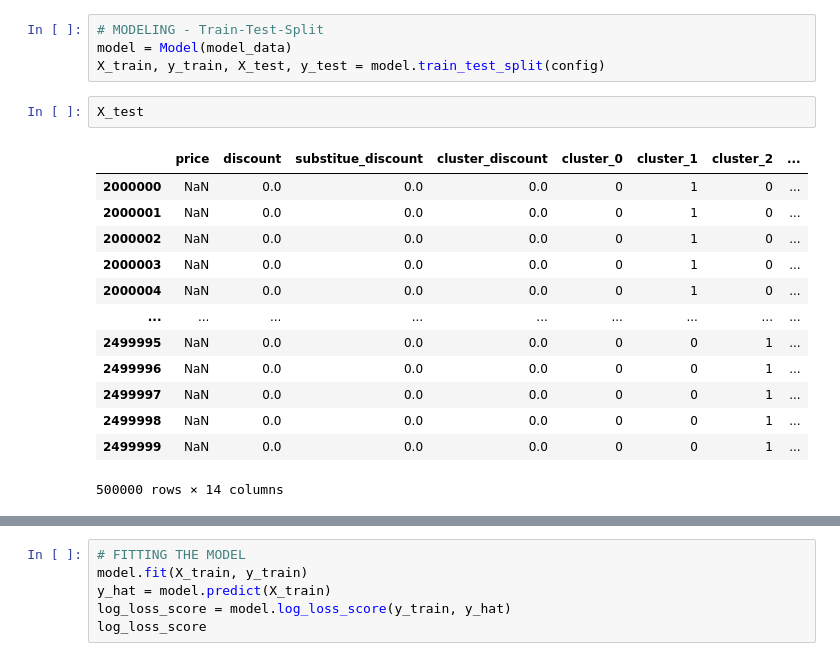
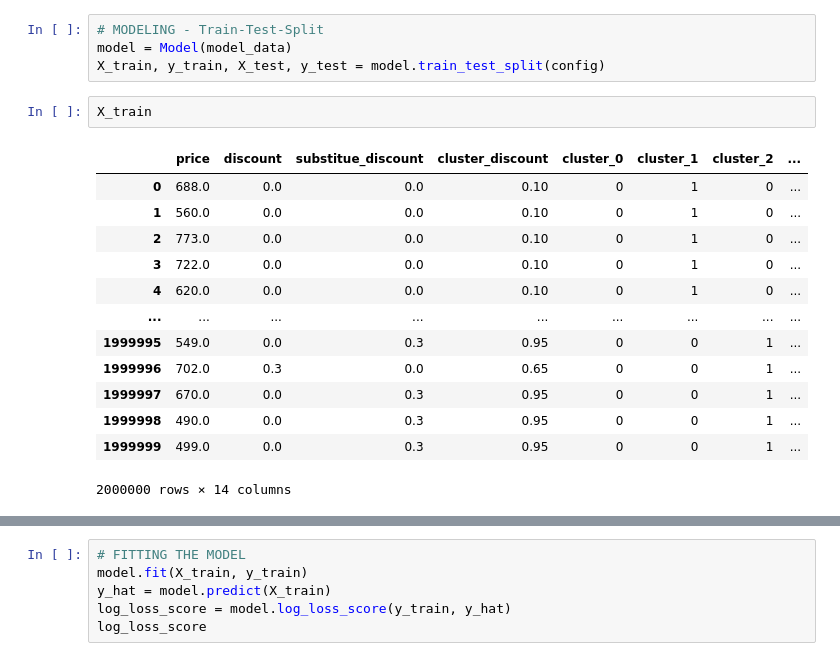
Before and after one commit to leonhagel/mlim-g2, a Jupyter notebook: code/init.ipynb, the cells around one changed output, grey strips where cells are left out. Drawn from its saved outputs; the diff is of its cells as text.

Commit message:
fixed prices

```diff
--- a/code/init.ipynb
+++ b/code/init.ipynb
@@ -58,22 +68,22 @@ Successfully read model_data.parquet.gzip into memory.
 # MODELING - Train-Test-Split
 model = Model(model_data)
 X_train, y_train, X_test, y_test = model.train_test_split(config)
-# %%
-X_test
-# %% [output]
-|  | price | discount | substitue_discount | cluster_discount | cluster_0 | cluster_1 | cluster_2 | ... |
-| 2000000 | NaN | 0.0 | 0.0 | 0.0 | 0 | 1 | 0 | ... |
-| 2000001 | NaN | 0.0 | 0.0 | 0.0 | 0 | 1 | 0 | ... |
-| 2000002 | NaN | 0.0 | 0.0 | 0.0 | 0 | 1 | 0 | ... |
-| 2000003 | NaN | 0.0 | 0.0 | 0.0 | 0 | 1 | 0 | ... |
-| 2000004 | NaN | 0.0 | 0.0 | 0.0 | 0 | 1 | 0 | ... |
-| ... | ... | ... | ... | ... | ... | ... | ... | ... |
-| 2499995 | NaN | 0.0 | 0.0 | 0.0 | 0 | 0 | 1 | ... |
-| 2499996 | NaN | 0.0 | 0.0 | 0.0 | 0 | 0 | 1 | ... |
-| 2499997 | NaN | 0.0 | 0.0 | 0.0 | 0 | 0 | 1 | ... |
-| 2499998 | NaN | 0.0 | 0.0 | 0.0 | 0 | 0 | 1 | ... |
-| 2499999 | NaN | 0.0 | 0.0 | 0.0 | 0 | 0 | 1 | ... |
-500000 rows × 14 columns
+# %%
+X_train
+# %% [output]
+|  | price | discount | substitue_discount | cluster_discount | cluster_0 | cluster_1 | cluster_2 | ... |
+| 0 | 688.0 | 0.0 | 0.0 | 0.10 | 0 | 1 | 0 | ... |
+| 1 | 560.0 | 0.0 | 0.0 | 0.10 | 0 | 1 | 0 | ... |
+| 2 | 773.0 | 0.0 | 0.0 | 0.10 | 0 | 1 | 0 | ... |
+| 3 | 722.0 | 0.0 | 0.0 | 0.10 | 0 | 1 | 0 | ... |
+| 4 | 620.0 | 0.0 | 0.0 | 0.10 | 0 | 1 | 0 | ... |
+| ... | ... | ... | ... | ... | ... | ... | ... | ... |
+| 1999995 | 549.0 | 0.0 | 0.3 | 0.95 | 0 | 0 | 1 | ... |
+| 1999996 | 702.0 | 0.3 | 0.0 | 0.65 | 0 | 0 | 1 | ... |
+| 1999997 | 670.0 | 0.0 | 0.3 | 0.95 | 0 | 0 | 1 | ... |
+| 1999998 | 490.0 | 0.0 | 0.3 | 0.95 | 0 | 0 | 1 | ... |
+| 1999999 | 499.0 | 0.0 | 0.3 | 0.95 | 0 | 0 | 1 | ... |
+2000000 rows × 14 columns
 # %%
 X_test
 # %% [output]
```
Also changed, not shown: parts of 9 cells of this notebook, 3 other files.
